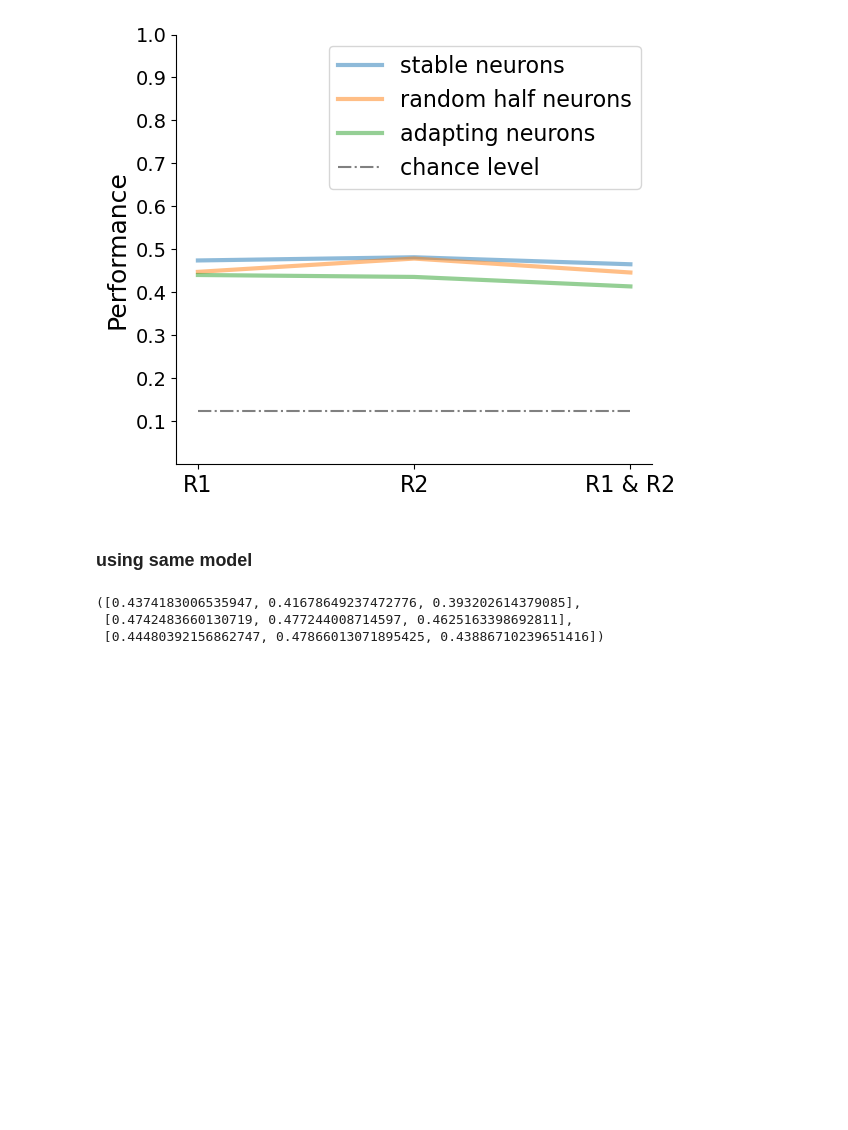
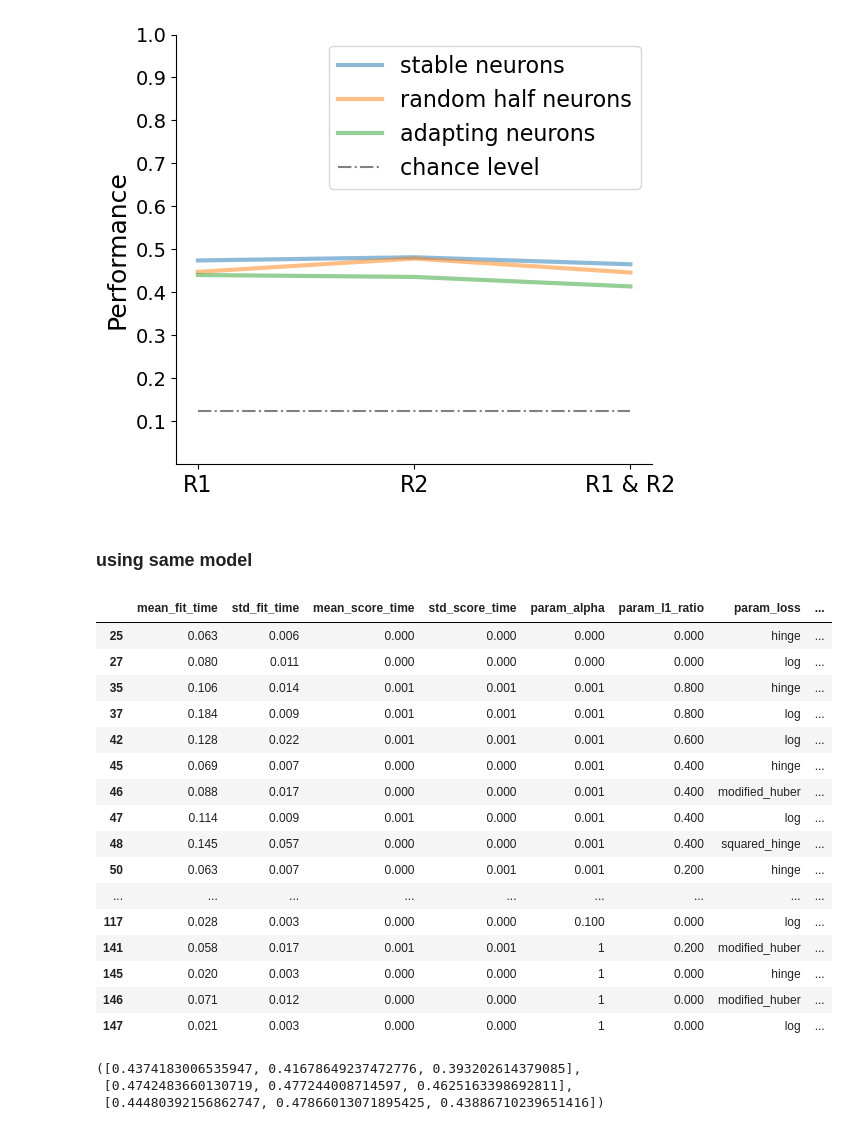
Before and after one commit to lanluo9/inter, a Jupyter notebook: scripts/ipynb/mix14.ipynb, the cells around one changed output. Drawn from its saved outputs; the diff is of its cells as text; code cells hidden in the pictures; blank space fills up the shorter version.

```diff
--- a/scripts/ipynb/mix14.ipynb
+++ b/scripts/ipynb/mix14.ipynb
@@ -1021,6 +1021,26 @@ plt.tight_layout()
 [figure]
 # %% [markdown]
 ### using same model
+# %%
+best_full_half_cell
+# %% [output]
+|  | mean_fit_time | std_fit_time | mean_score_time | std_score_time | param_alpha | param_l1_ratio | param_loss | ... |
+| 25 | 0.063 | 0.006 | 0.000 | 0.000 | 0.000 | 0.000 | hinge | ... |
+| 27 | 0.080 | 0.011 | 0.000 | 0.000 | 0.000 | 0.000 | log | ... |
+| 35 | 0.106 | 0.014 | 0.001 | 0.001 | 0.001 | 0.800 | hinge | ... |
+| 37 | 0.184 | 0.009 | 0.001 | 0.001 | 0.001 | 0.800 | log | ... |
+| 42 | 0.128 | 0.022 | 0.001 | 0.001 | 0.001 | 0.600 | log | ... |
+| 45 | 0.069 | 0.007 | 0.000 | 0.000 | 0.001 | 0.400 | hinge | ... |
+| 46 | 0.088 | 0.017 | 0.000 | 0.000 | 0.001 | 0.400 | modified_huber | ... |
+| 47 | 0.114 | 0.009 | 0.001 | 0.000 | 0.001 | 0.400 | log | ... |
+| 48 | 0.145 | 0.057 | 0.000 | 0.000 | 0.001 | 0.400 | squared_hinge | ... |
+| 50 | 0.063 | 0.007 | 0.000 | 0.001 | 0.001 | 0.200 | hinge | ... |
+| ... | ... | ... | ... | ... | ... | ... | ... | ... |
+| 117 | 0.028 | 0.003 | 0.000 | 0.000 | 0.100 | 0.000 | log | ... |
+| 141 | 0.058 | 0.017 | 0.001 | 0.001 | 1 | 0.200 | modified_huber | ... |
+| 145 | 0.020 | 0.003 | 0.000 | 0.000 | 1 | 0.000 | hinge | ... |
+| 146 | 0.071 | 0.012 | 0.000 | 0.000 | 1 | 0.000 | modified_huber | ... |
+| 147 | 0.021 | 0.003 | 0.000 | 0.000 | 1 | 0.000 | log | ... |
 # %%
 ## force to use the same model params: {'alpha': 0.1, 'l1_ratio': 0.0, 'loss': 'log', 'penalty': 'elasticnet'}
 assert model_dict['clf_full'].best_params_ == {'alpha': 0.1, 'l1_ratio': 0.0, 'loss': 'log', 'penalty': 'elasticnet'}
```
Also changed, not shown: 4 other files.
